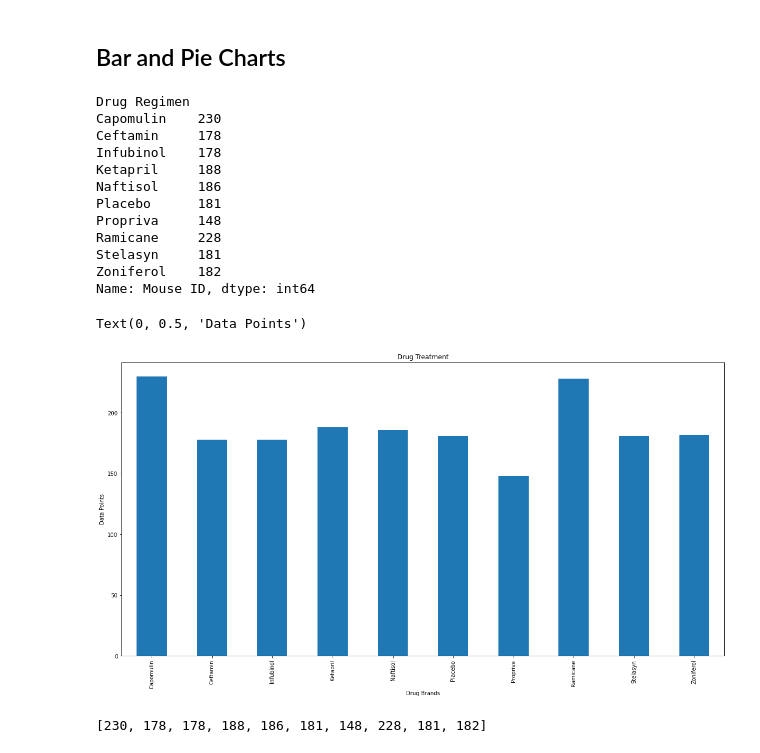
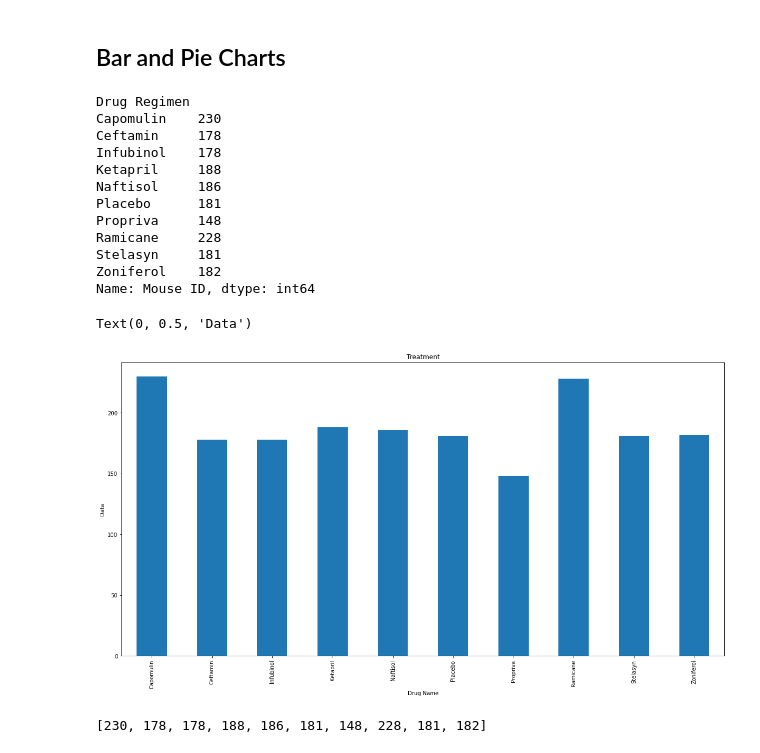
Before and after one commit to hanifhad/Bootcamp, a Jupyter notebook: Unit 5/pymaceuticals_starter.ipynb, the cells around one changed output. Drawn from its saved outputs; the diff is of its cells as text; code cells hidden in the pictures.

```diff
--- a/Unit 5/pymaceuticals_starter.ipynb
+++ b/Unit 5/pymaceuticals_starter.ipynb
@@ -156,29 +156,29 @@ aggregated
 # %%
 # Generate a bar plot showing the total number of unique mice tested on each drug regimen using pandas.
 datapoints_regimen = mousedata_cleaned.groupby(["Drug Regimen"]).count () ["Mouse ID"]
 print(datapoints_regimen)
 
 datapoints_regimen.plot (kind = "bar", figsize = (20,10))
 
 # Labelling
-plt.title ("Drug Treatment")
-plt.xlabel("Drug Brands")
-plt.ylabel("Data Points")
+plt.title ("Treatment")
+plt.xlabel("Drug Name")
+plt.ylabel("Data")
 # %% [output]
 Drug Regimen
 Capomulin    230
 Ceftamin     178
 Infubinol    178
 Ketapril     188
 Naftisol     186
 Placebo      181
 Propriva     148
 Ramicane     228
 Stelasyn     181
 Zoniferol    182
 Name: Mouse ID, dtype: int64
-Text(0, 0.5, 'Data Points')
+Text(0, 0.5, 'Data')
-[figure, old version]
+[figure, new version]
 # %%
 # Generate a bar plot showing the total number of unique mice tested on each drug regimen using pyplot.
 
```
Also changed, not shown: parts of 1 cell of this notebook.
